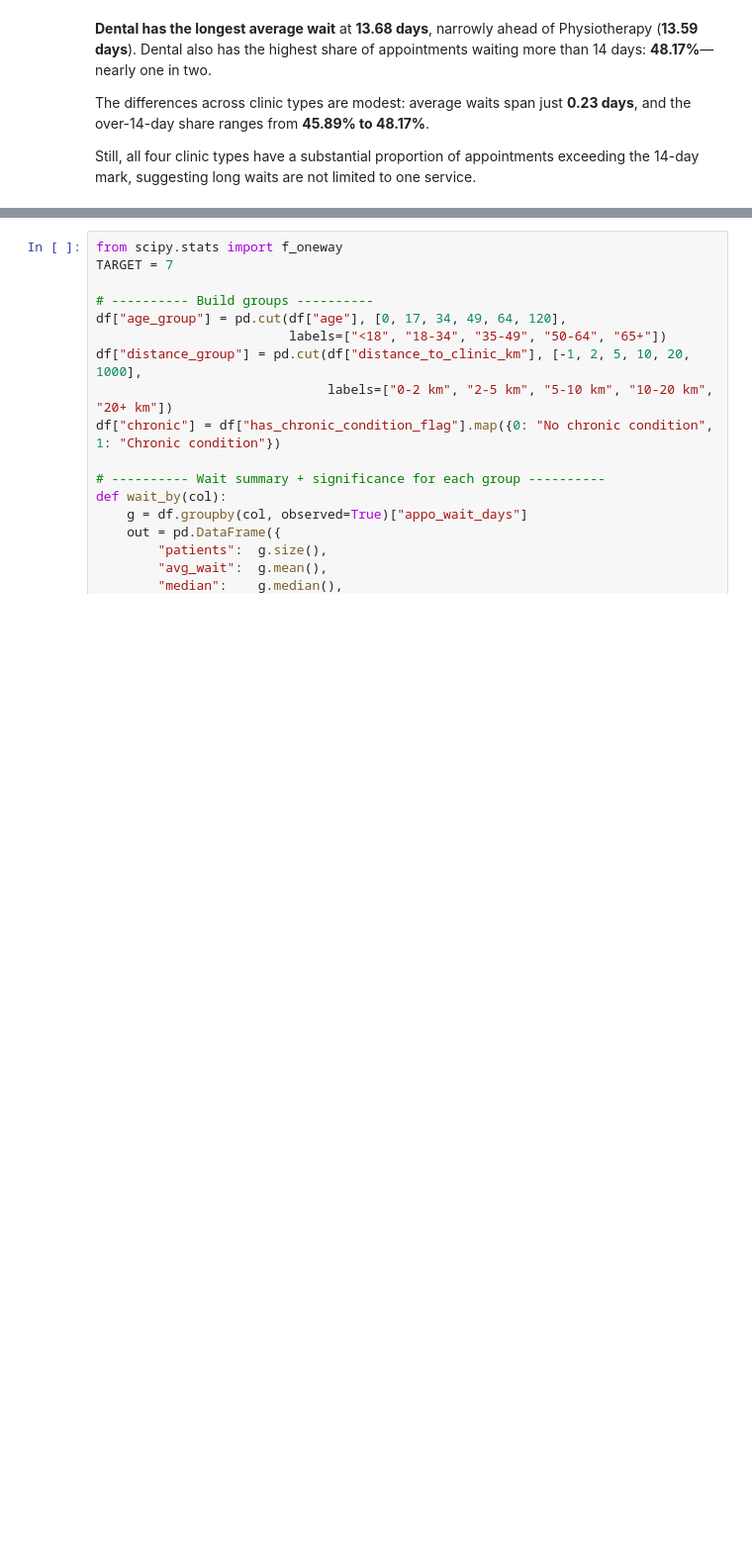
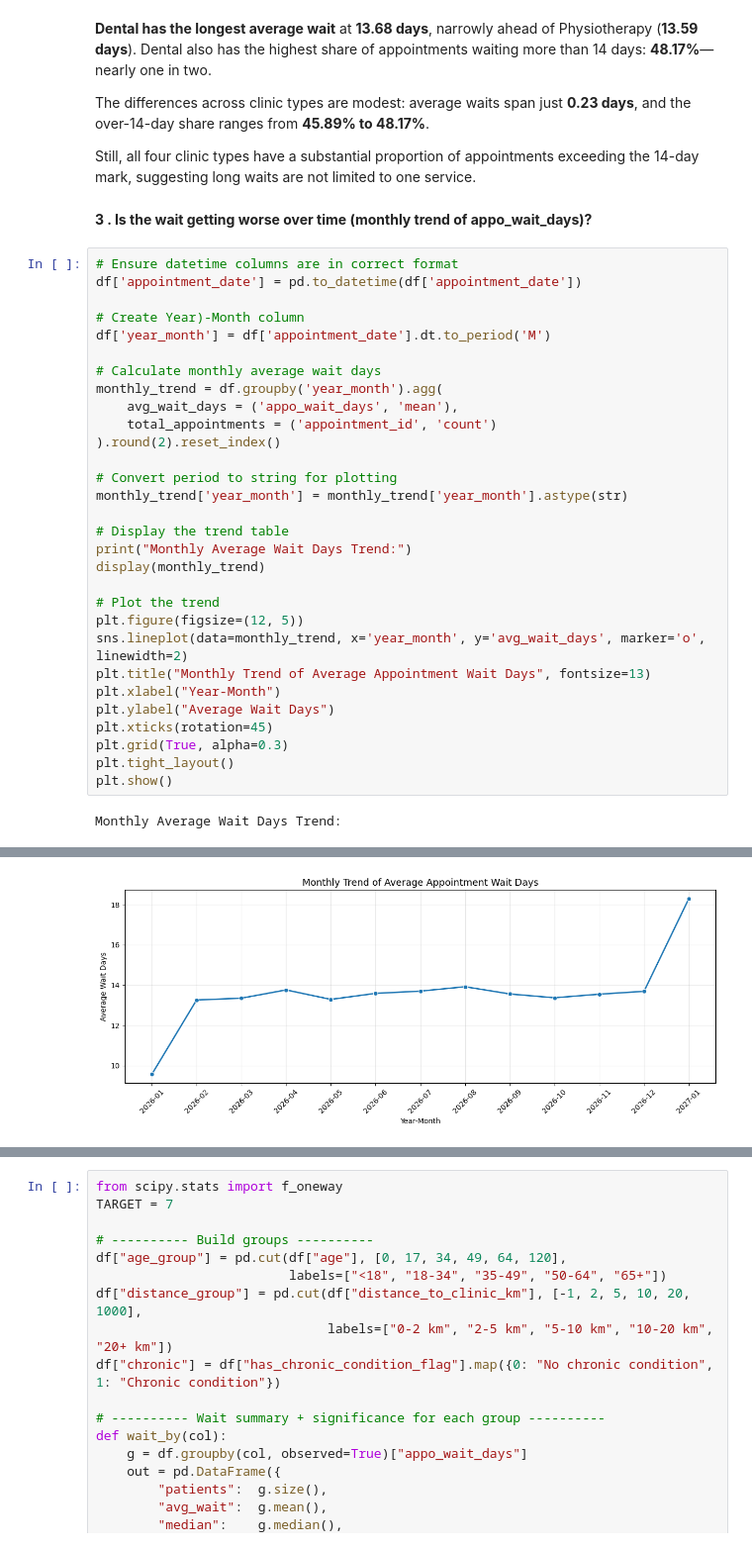
Before and after one commit to Ishasavani1402/Data-Analytics, a Jupyter notebook: Hospital Capacity and Appointment Bottleneck Analysis/notebooks/EDA.ipynb, the cells around one changed output, grey strips where cells are left out. Shown at 99% size. Drawn from its saved outputs; the diff is of its cells as text; blank space fills up the shorter version.

```diff
--- a/Hospital Capacity and Appointment Bottleneck Analysis/notebooks/EDA.ipynb
+++ b/Hospital Capacity and Appointment Bottleneck Analysis/notebooks/EDA.ipynb
@@ -184,3 +184,37 @@ display(clinic_type_analysis)
 The differences across clinic types are modest: average waits span just **0.23 days**, and the over-14-day share ranges from **45.89% to 48.17%**.
 
 Still, all four clinic types have a substantial proportion of appointments exceeding the 14-day mark, suggesting long waits are not limited to one service.
+# %% [markdown]
+**3 . Is the wait getting worse over time (monthly trend of appo_wait_days)?**
+# %%
+# Ensure datetime columns are in correct format
+df['appointment_date'] = pd.to_datetime(df['appointment_date'])
+
+# Create Year)-Month column
+df['year_month'] = df['appointment_date'].dt.to_period('M')
+
+# Calculate monthly average wait days
+monthly_trend = df.groupby('year_month').agg(
+    avg_wait_days = ('appo_wait_days', 'mean'),
+    total_appointments = ('appointment_id', 'count')
+).round(2).reset_index()
+
+# Convert period to string for plotting
+monthly_trend['year_month'] = monthly_trend['year_month'].astype(str)
+
+# Display the trend table
+print("Monthly Average Wait Days Trend:")
+display(monthly_trend)
+
+# Plot the trend
+plt.figure(figsize=(12, 5))
+sns.lineplot(data=monthly_trend, x='year_month', y='avg_wait_days', marker='o', linewidth=2)
+plt.title("Monthly Trend of Average Appointment Wait Days", fontsize=13)
+plt.xlabel("Year-Month")
+plt.ylabel("Average Wait Days")
+plt.xticks(rotation=45)
+plt.grid(True, alpha=0.3)
+plt.tight_layout()
+plt.show()
+# %% [output]
+Monthly Average Wait Days Trend:
@@ -186,0 +235 @@ Still, all four clinic types have a substantial proportion of appointments excee
+[figure, added]
```
Also changed, not shown: parts of 17 cells of this notebook.
